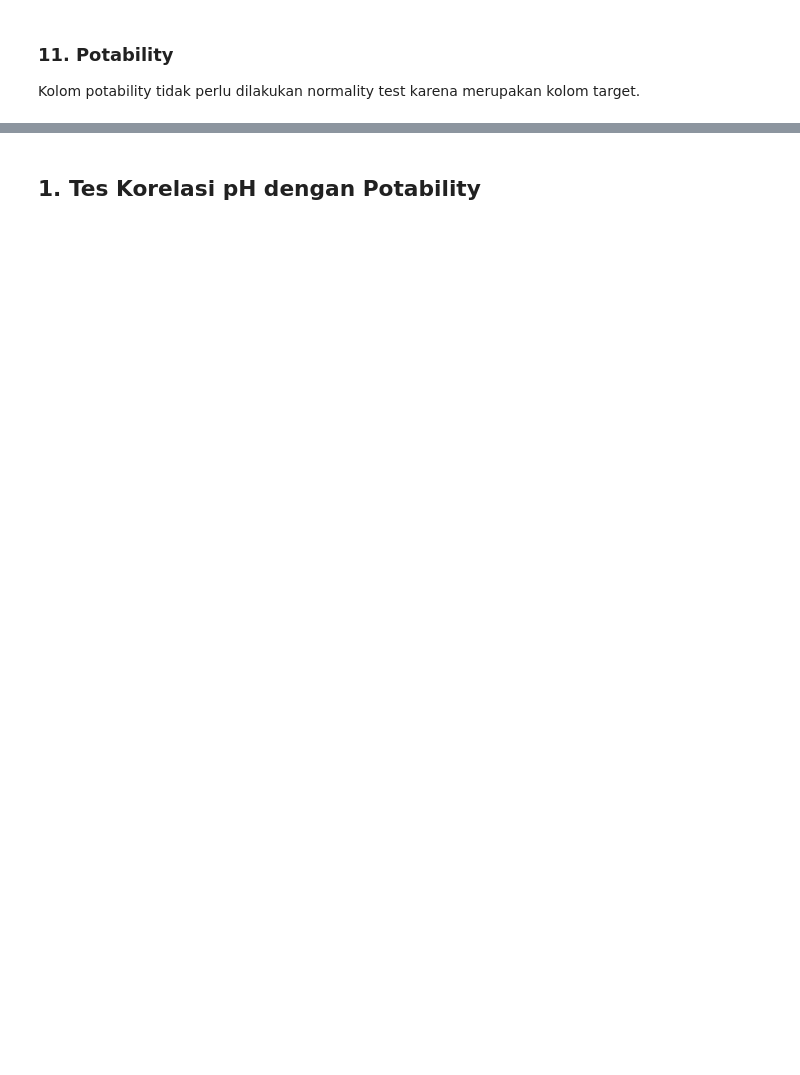
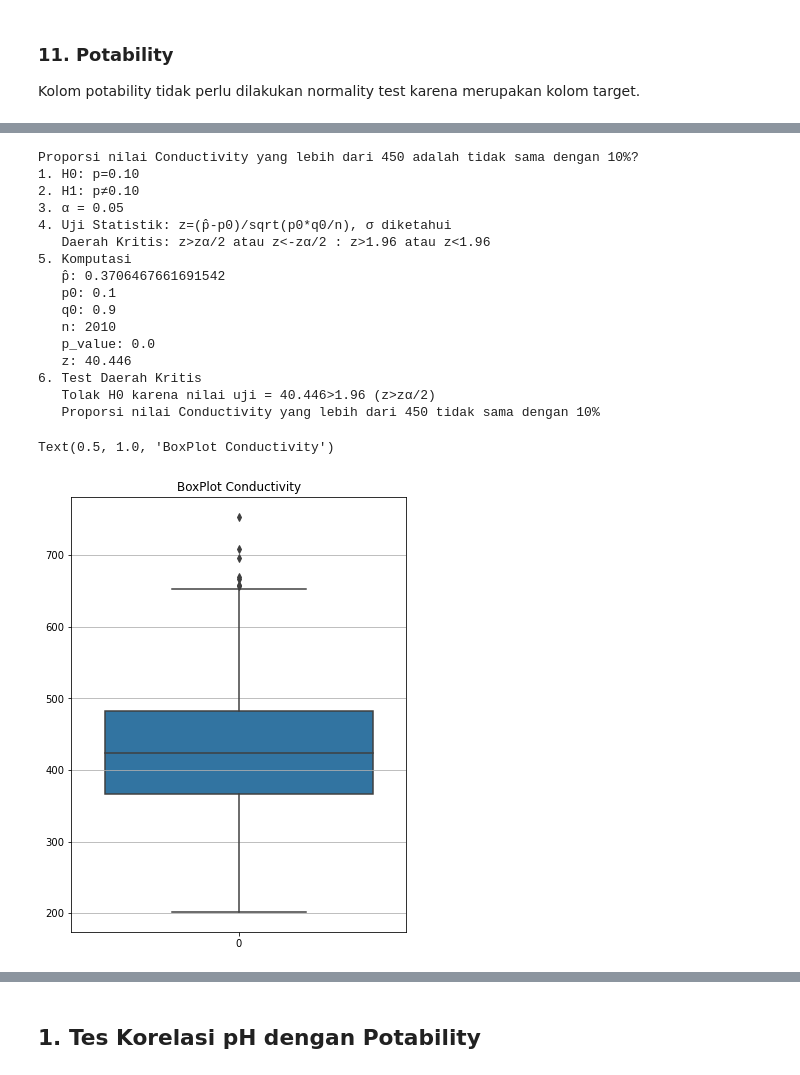
Before and after one commit to TubesForLyfe/ProbStat, a Jupyter notebook: src/main.ipynb, the cells around one changed output, grey strips where cells are left out. Saved outputs shown, nothing was run; the diff lists cells and outputs as text; code cells hidden in the pictures; blank space fills up the shorter version.

```diff
--- a/src/main.ipynb
+++ b/src/main.ipynb
@@ -682,0 +939,71 @@ Kolom potability tidak perlu dilakukan normality test karena merupakan kolom tar
+# %%
+print("Proporsi nilai Conductivity yang lebih dari 450 adalah tidak sama dengan 10%?")
+
+# Langkah 1
+H0 = "p=0.10"
+print("1. H0: {}".format(H0))
+
+# Langkah 2
+H1 = "p≠0.10"
+print("2. H1: {}".format(H1))
+
+# Langkah 3
+α = 5e-2
+print("3. α = {}".format(α))
+
+# Langkah 4
+
+zα_div2 = round(scipy.stats.norm.ppf(1-(α/2)),3)
+print("4. Uji Statistik: z=(p̂-p0)/sqrt(p0*q0/n), σ diketahui")
+print("   Daerah Kritis: z>zα/2 atau z<-zα/2 : z>{} atau z<{}".format(zα_div2,zα_div2))
+
+# Langkah 5
+newConductivity = [dia for dia in Conductivity if dia > 450]
+p̂ = len(newConductivity)/len(Conductivity)
+p0 = 0.10
+q0 = 1-p0
+n = len(Conductivity)
+z = round(Z_testStatistic_bigN(p̂,p0,q0,n),3)
+p_value = 1-abs(scipy.stats.norm.cdf(z)-scipy.stats.norm.cdf(-1*z))
+print("5. Komputasi")
+print("   p̂: {} \n   p0: {} \n   q0: {} \n   n: {}".format(p̂,p0,q0,n))
+print("   p_value: {} \n   z: {}".format(str(p_value),str(z)))
+
+# Langkah 6
+print("6. Test Daerah Kritis")
+if (z > zα_div2 or z < -1*zα_div2):
+    if (z > zα_div2):
+        print("   Tolak H0 karena nilai uji = {}>{} (z>zα/2)".format(z,zα_div2))
+    else:
+        print("   Tolak H0 karena nilai uji = {}<{} (z<-zα/2)".format(z,-1*zα_div2))
+    print("   Proporsi nilai Conductivity yang lebih dari 450 tidak sama dengan 10%")
+else:
+    print("   Terima H0 karena nilai uji = {}<{}<{} (-zα/2<z<zα/2)".format(-1*zα_div2,z,zα_div2))
+    print("   Proporsi nilai Conductivity yang lebih dari 450 sama dengan 10%")
+
+# Menggambar Boxplot Conductivity
+# Konfigurasi Boxplot
+plt.figure(figsize=(6,8))
+plt.grid()
+# Penggambaran Boxplot
+BoxPlotConductivity= sns.boxplot(data=Conductivity)
+BoxPlotConductivity.set_title("BoxPlot Conductivity")
+# %% [output]
+Proporsi nilai Conductivity yang lebih dari 450 adalah tidak sama dengan 10%?
+1. H0: p=0.10
+2. H1: p≠0.10
+3. α = 0.05
+4. Uji Statistik: z=(p̂-p0)/sqrt(p0*q0/n), σ diketahui
+   Daerah Kritis: z>zα/2 atau z<-zα/2 : z>1.96 atau z<1.96
+5. Komputasi
+   p̂: 0.3706467661691542
+   p0: 0.1
+   q0: 0.9
+   n: 2010
+   p_value: 0.0
+   z: 40.446
+6. Test Daerah Kritis
+   Tolak H0 karena nilai uji = 40.446>1.96 (z>zα/2)
+   Proporsi nilai Conductivity yang lebih dari 450 tidak sama dengan 10%
+Text(0.5, 1.0, 'BoxPlot Conductivity')
+[figure, added]
```
Also changed, not shown: parts of 52 cells of this notebook.
